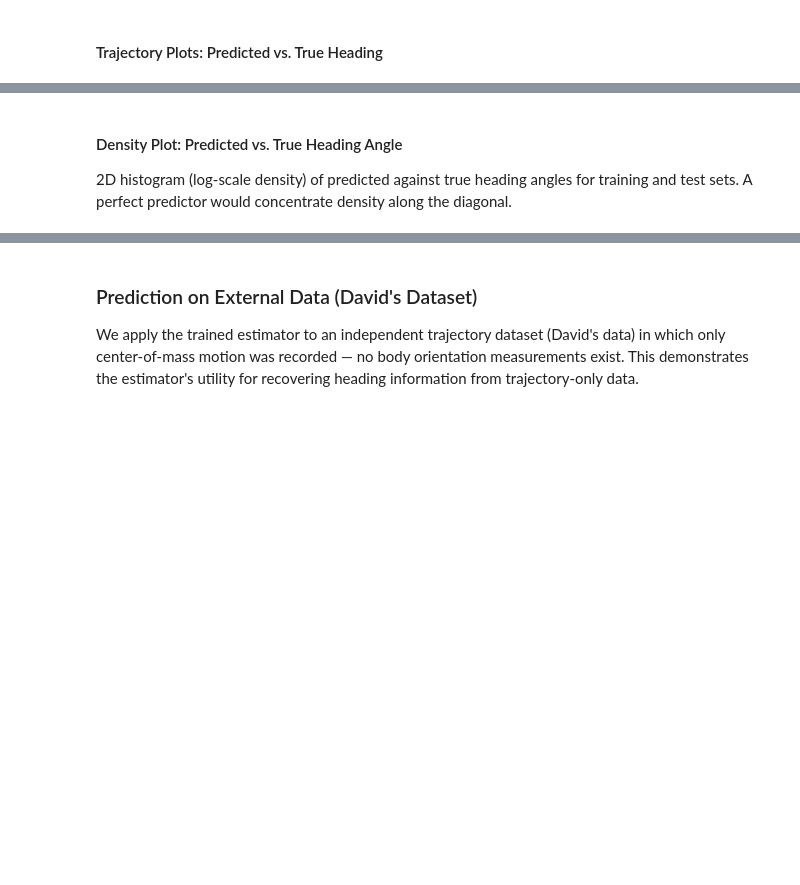
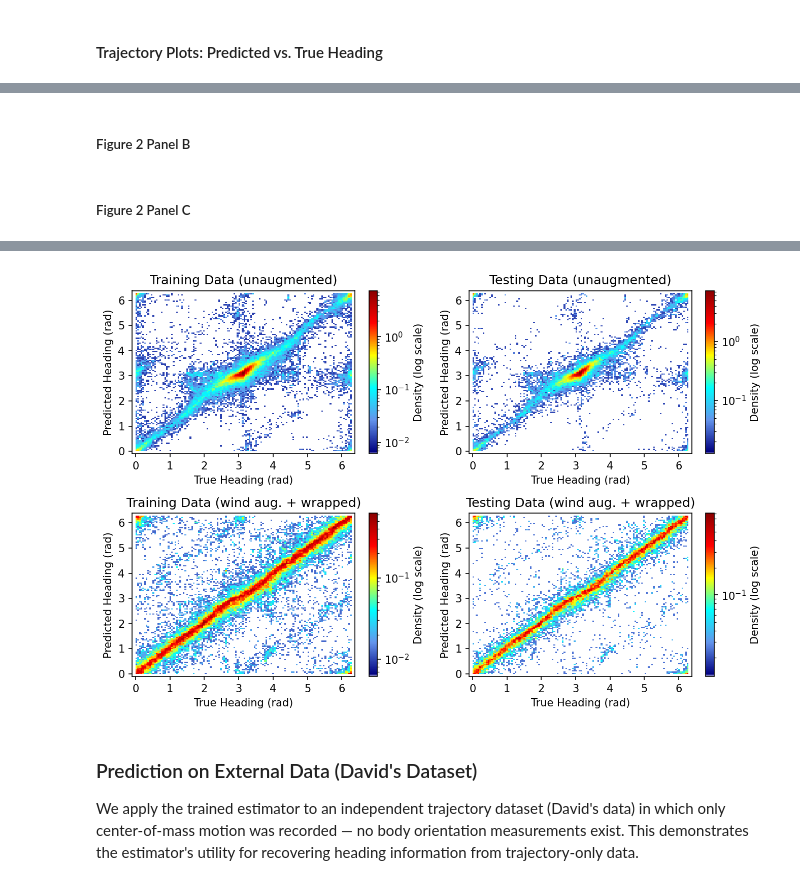
Before and after one commit to nehalsinghmangat/drosophila_body_orientation_predictor, a Jupyter notebook: notebooks/model_training.ipynb, the cells around one changed output, grey strips where cells are left out. Cells and saved outputs as stored; diff of their text form; code cells hidden in the pictures; blank space fills up the shorter version.

Commit message:
Clean up repo and data pipeline

```diff
--- a/notebooks/model_training.ipynb
+++ b/notebooks/model_training.ipynb
@@ -7,9 +7,14 @@ This notebook trains and evaluates the neural network for predicting *Drosophila
 
 Split the concatenated DataFrame into a list of per-trajectory DataFrames, discarding trajectories below the minimum length threshold.
 # %%
+import os
+import sys
 import pandas as pd
 import numpy as np
+
+sys.path.insert(0, os.path.abspath('../utils'))
+
 from utils import pull_out_individual_trajectories
 
-all_fly_data = pd.read_csv("../pipelinedata/06_final/all_wind_heading_and_trajectories_augmented_corrected_filtered_headx_heady.csv")
-fly_traj_list = pull_out_individual_trajectories(all_fly_data, min_traj_length=12)
+final_fly_data = pd.read_csv("../pipelinedata/06_final/all_wind_heading_and_trajectories_augmented_corrected_filtered_headx_heady.csv")
+fly_traj_list = pull_out_individual_trajectories(final_fly_data, min_traj_length=12)
@@ -119,7 +185,7 @@ from utils import (
     red_cmap,
 )
 
-best_estimator = load_model('../models/model.keras')
+best_estimator = load_model('../models/drosophila_body_orientation_predictor.keras', safe_mode=False)
 # %% [markdown]
 ## Results
 
@@ -154 +239,3 @@ for trajectory in sampled_trajectories:
+# %% [markdown]
+##### Figure 2 Panel B
 # %%
@@ -159,19 +252,37 @@ plot_trajectory_with_predicted_heading(test_trajec,ax,n_input,best_estimator,inc
-# %% [markdown]
-#### Density Plot: Predicted vs. True Heading Angle
-
-2D histogram (log-scale density) of predicted against true heading angles for training and test sets. A perfect predictor would concentrate density along the diagonal.
+# %% [markdown]
+##### Figure 2 Panel C
 # %%
 from sklearn.model_selection import train_test_split
-# Input data
+
+# Combined dataset (training distribution)
 X = traj_augment_all.iloc[:, 0:n_input]
-# Output data
 y = traj_augment_all.iloc[:, n_input:]
 X_train, X_test, y_train, y_test = train_test_split(X, y, test_size=0.33, random_state=42)
+
+# Unaugmented only (to evaluate on the real inference distribution)
+X_unaug = traj_augment_original.iloc[:, 0:n_input]
+y_unaug = traj_augment_original.iloc[:, n_input:]
+X_train_unaug, X_test_unaug, y_train_unaug, y_test_unaug = train_test_split(X_unaug, y_unaug, test_size=0.33, random_state=42)
+
+# Wind-augmented + wrapped only
+X_wind = traj_augment_wind.iloc[:, 0:n_input]
+y_wind = traj_augment_wind.iloc[:, n_input:]
+X_train_wind, X_test_wind, y_train_wind, y_test_wind = train_test_split(X_wind, y_wind, test_size=0.33, random_state=42)
 # %%
 from utils import custom_density_plots, make_color_map
 
 cmap = make_color_map(color_list=['white', 'navy', 'cornflowerblue', 'aqua', 'yellow', 'red', 'darkred'], N=256)
 
-fig, axs = plt.subplots(1, 2, figsize=(9, 3), dpi=150)
-custom_density_plots([axs[0], axs[1]], [X_train, X_test], [y_train, y_test],
-                     best_estimator, cmap, titles=["Training Data", "Testing Data"])
+fig, axs = plt.subplots(2, 2, figsize=(9, 6), dpi=150)
+
+custom_density_plots([axs[0, 0], axs[0, 1]], [X_train_unaug, X_test_unaug], [y_train_unaug, y_test_unaug],
+                     best_estimator, cmap, titles=["Training Data (unaugmented)", "Testing Data (unaugmented)"])
+
+custom_density_plots([axs[1, 0], axs[1, 1]], [X_train_wind, X_test_wind], [y_train_wind, y_test_wind],
+                     best_estimator, cmap, titles=["Training Data (wind aug. + wrapped)", "Testing Data (wind aug. + wrapped)"])
+
+fig.tight_layout()
+os.makedirs('../figures', exist_ok=True)
+fig.savefig('../figures/fig_2_panel_C.pdf', format='pdf', bbox_inches='tight')
+plt.show()
+# %% [output]
@@ -178,3 +293,4 @@ custom_density_plots([axs[0], axs[1]], [X_train, X_test], [y_train, y_test],
+[figure, added]
 # %% [markdown]
 ### Prediction on External Data (David's Dataset)
 
```
Also changed, not shown: parts of 11 cells of this notebook, 10 other files.
